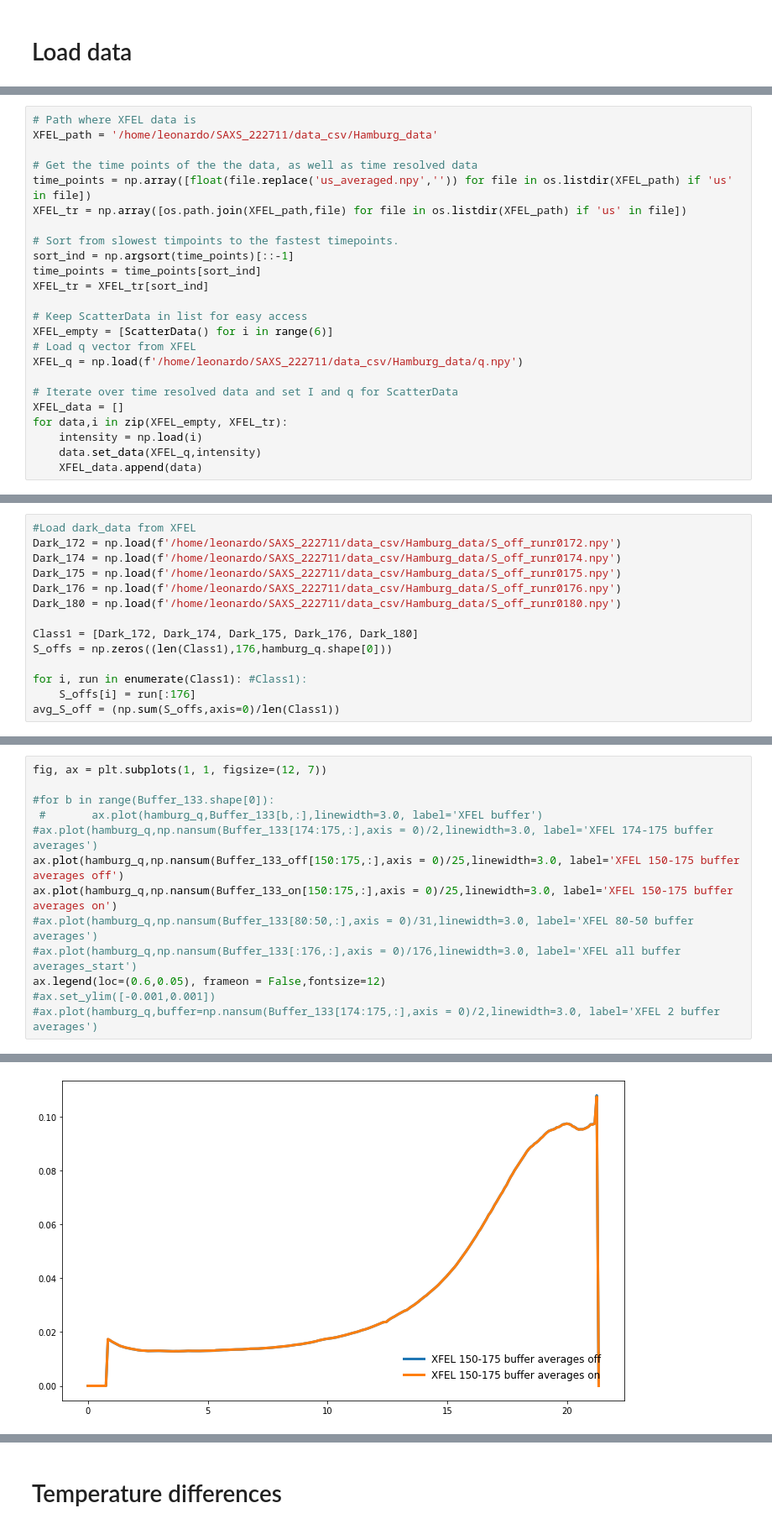
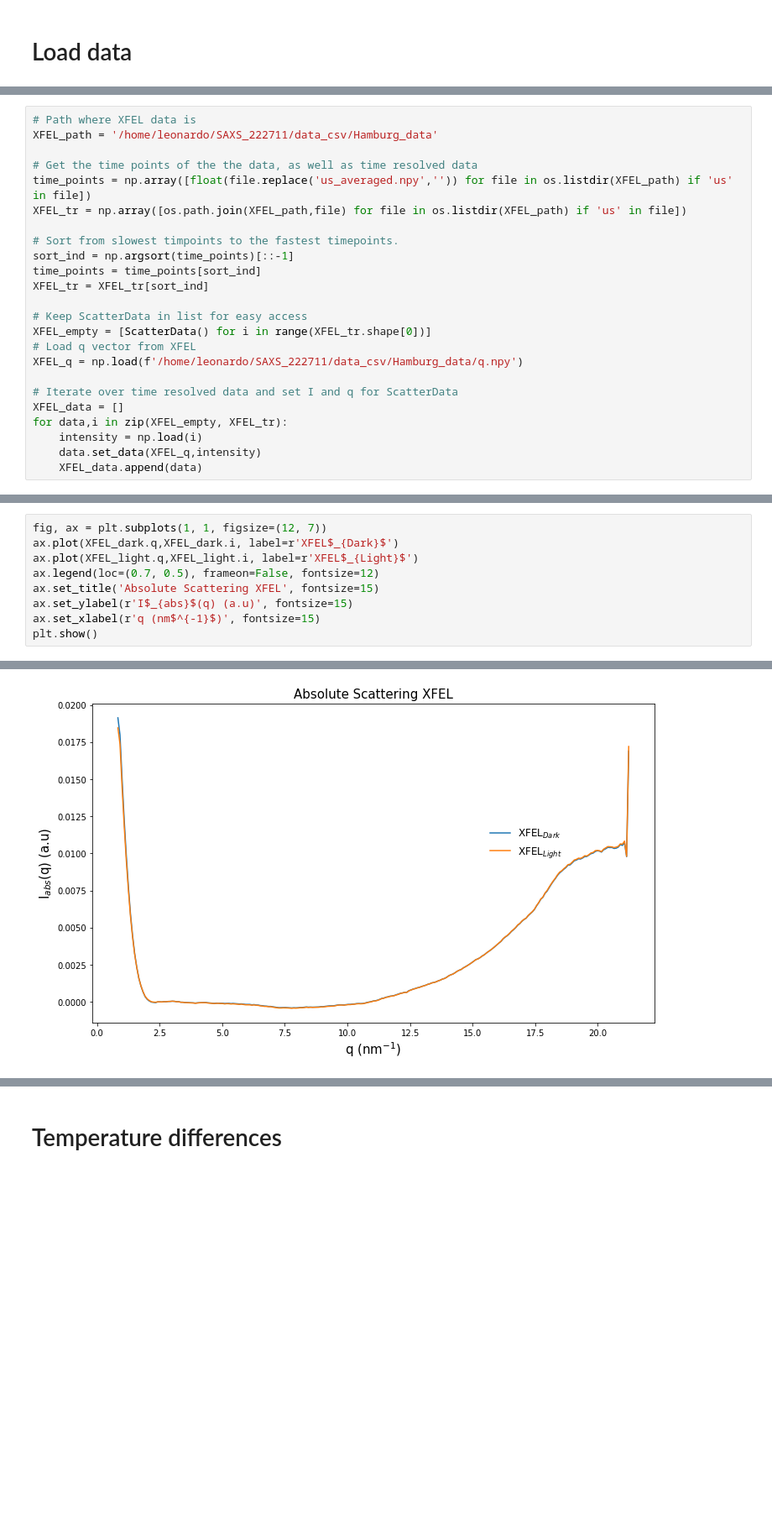
Before and after one commit to LeoMonrroy266/python_course_project, a Jupyter notebook: Analysis.ipynb, the cells around one changed output, grey strips where cells are left out. Shown at 84% size. Drawn from its saved outputs; the diff is of its cells as text; blank space fills up the shorter version.

```diff
--- a/Analysis.ipynb
+++ b/Analysis.ipynb
@@ -27,7 +28,7 @@ time_points = time_points[sort_ind]
 XFEL_tr = XFEL_tr[sort_ind]
 
 # Keep ScatterData in list for easy access
-XFEL_empty = [ScatterData() for i in range(6)]
+XFEL_empty = [ScatterData() for i in range(XFEL_tr.shape[0])]
 # Load q vector from XFEL
 XFEL_q = np.load(f'/home/leonardo/SAXS_222711/data_csv/Hamburg_data/q.npy')
 
@@ -76,15 +97 @@ KeyError: 'q'
-# %%
-#Load dark_data from XFEL
-Dark_172 = np.load(f'/home/leonardo/SAXS_222711/data_csv/Hamburg_data/S_off_runr0172.npy')
-Dark_174 = np.load(f'/home/leonardo/SAXS_222711/data_csv/Hamburg_data/S_off_runr0174.npy')
-Dark_175 = np.load(f'/home/leonardo/SAXS_222711/data_csv/Hamburg_data/S_off_runr0175.npy')
-Dark_176 = np.load(f'/home/leonardo/SAXS_222711/data_csv/Hamburg_data/S_off_runr0176.npy')
-Dark_180 = np.load(f'/home/leonardo/SAXS_222711/data_csv/Hamburg_data/S_off_runr0180.npy')
-
-Class1 = [Dark_172, Dark_174, Dark_175, Dark_176, Dark_180]
-S_offs = np.zeros((len(Class1),176,hamburg_q.shape[0]))
-
-for i, run in enumerate(Class1): #Class1):
-    S_offs[i] = run[:176]
-avg_S_off = (np.sum(S_offs,axis=0)/len(Class1))
 # %% [markdown]
@@ -115,14 +136,10 @@ buffer_off=np.nansum(Buffer_133_off[150:175,:],axis = 0)/25
 # %%
 fig, ax = plt.subplots(1, 1, figsize=(12, 7))
-
-#for b in range(Buffer_133.shape[0]):
- #       ax.plot(hamburg_q,Buffer_133[b,:],linewidth=3.0, label='XFEL buffer')
-#ax.plot(hamburg_q,np.nansum(Buffer_133[174:175,:],axis = 0)/2,linewidth=3.0, label='XFEL 174-175 buffer averages')
-ax.plot(hamburg_q,np.nansum(Buffer_133_off[150:175,:],axis = 0)/25,linewidth=3.0, label='XFEL 150-175 buffer averages off')
-ax.plot(hamburg_q,np.nansum(Buffer_133_on[150:175,:],axis = 0)/25,linewidth=3.0, label='XFEL 150-175 buffer averages on')
-#ax.plot(hamburg_q,np.nansum(Buffer_133[80:50,:],axis = 0)/31,linewidth=3.0, label='XFEL 80-50 buffer averages')
-#ax.plot(hamburg_q,np.nansum(Buffer_133[:176,:],axis = 0)/176,linewidth=3.0, label='XFEL all buffer averages_start')
-ax.legend(loc=(0.6,0.05), frameon = False,fontsize=12)
-#ax.set_ylim([-0.001,0.001])
-#ax.plot(hamburg_q,buffer=np.nansum(Buffer_133[174:175,:],axis = 0)/2,linewidth=3.0, label='XFEL 2 buffer averages')
+ax.plot(XFEL_dark.q,XFEL_dark.i, label=r'XFEL$_{Dark}$')
+ax.plot(XFEL_light.q,XFEL_light.i, label=r'XFEL$_{Light}$')
+ax.legend(loc=(0.7, 0.5), frameon=False, fontsize=12)
+ax.set_title('Absolute Scattering XFEL', fontsize=15)
+ax.set_ylabel(r'I$_{abs}$(q) (a.u)', fontsize=15)
+ax.set_xlabel(r'q (nm$^{-1}$)', fontsize=15)
+plt.show()
 # %% [output]
@@ -130 +146 @@ ax.legend(loc=(0.6,0.05), frameon = False,fontsize=12)
-[figure, old version]
+[figure, new version]
```
Also changed, not shown: parts of 41 cells of this notebook, 2 other files.
